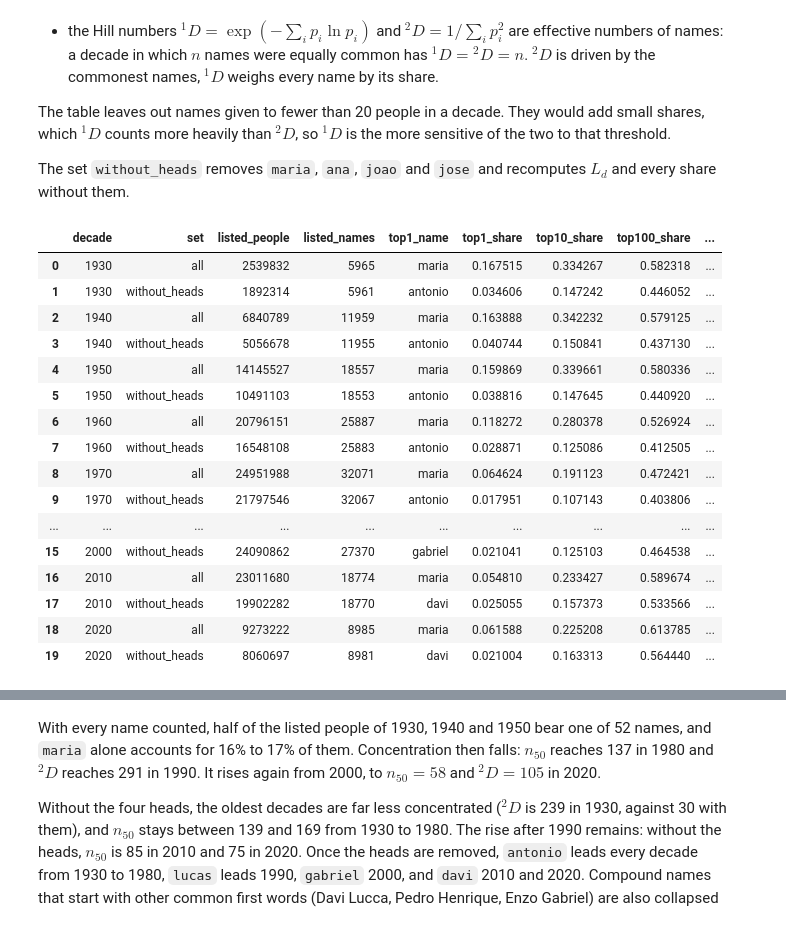
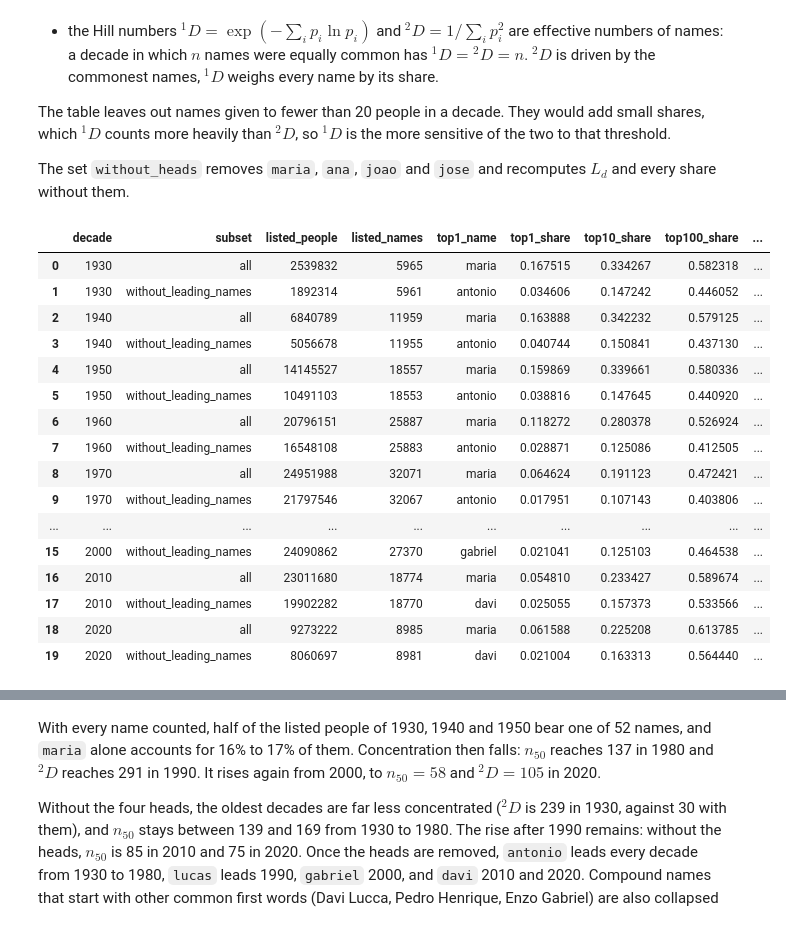
Before and after one commit to jhlopesalves/DataVerso, a Jupyter notebook: projects/002-nomes-brasil/dataverso_002.ipynb, the cells around one changed output, grey strips where cells are left out. Cells and saved outputs as stored; diff of their text form; code cells hidden in the pictures.

```diff
--- a/projects/002-nomes-brasil/dataverso_002.ipynb
+++ b/projects/002-nomes-brasil/dataverso_002.ipynb
@@ -62,7 +62,7 @@ FIGURES_DIR = Path("figures")
 REFERENCE_YEAR = 2022
 
 # Analysis choices: each value is a decision, not a property of the data
-HEAD_COUNT = 4  # the most common national names, studied apart as the "heads"
+LEADING_NAME_COUNT = 4  # the most common national names, studied apart
 TOP_K = (1, 10, 100)  # ranks whose cumulative share the concentration tables report
 GAP_CHECK_NAMES = 20  # common names followed from the national table into the decades
 SEX_CLASS_THRESHOLD = 0.95  # share of bearers that makes a name women's or men's
@@ -90,11 +90,11 @@ DISPLAY_FLOOR = 1e-3  # trajectories are drawn down to a thousandth of their pea
 # Spelling patterns, matched on IBGE's lower-case, unaccented form. Doubled letters
 # leave out rr and ss, which are native Portuguese spellings, and cc.
 SPELLING_PATTERNS = {
-    "kwy": r"[kwy]",
-    "th": r"th",
-    "double_consonant": r"([bdfglmnptz])\1",
-    "son_ending": r"son$",
-    "ton_ending": r"ton$",
+    "contains_kwy": r"[kwy]",
+    "contains_th": r"th",
+    "doubled_letters": r"([bdfglmnptz])\1",
+    "ends_with_son": r"son$",
+    "ends_with_ton": r"ton$",
 }
 
 # Figures: each drawn in Brazilian Portuguese and in English
@@ -225,7 +225,9 @@ census_age_sex: 303 rows
 # Facts the data determine, read from the tables rather than typed
 decades = np.sort(names_decade["decade"].unique())
 FIRST_DECADE, LAST_DECADE = decades[0], decades[-1]
-HEADS = names_total["name"].head(HEAD_COUNT).tolist()  # names_total is sorted by count
+LEADING_NAMES = (
+    names_total["name"].head(LEADING_NAME_COUNT).tolist()
+)  # names_total is sorted by count
 listed_people = names_decade.groupby("decade")["count"].sum()
 # %% [markdown]
 ## 3. Audit
@@ -439,57 +443,61 @@ def concentration(counts: pd.Series) -> dict[str, object]:
     """
     people = int(counts.sum())
     shares = counts / people
     cumulative_people = counts.cumsum()
     return {
         "listed_people": people,
         "listed_names": len(counts),
         "top1_name": counts.index[0],
         **{f"top{k}_share": float(counts.iloc[:k].sum() / people) for k in TOP_K},
         # Doubling the integer counts keeps the comparison exact.
         "n50": int((2 * cumulative_people < people).sum()) + 1,
         "hill_q1": float(np.exp(entropy(counts))),
         "hill_q2": float(1 / (shares**2).sum()),
     }
 
 
-keys = ["decade", "set"]
+keys = ["decade", "subset"]
 ranked_names = pd.concat(
     [
-        names_decade.assign(set="all"),
-        names_decade[~names_decade["name"].isin(HEADS)].assign(set="without_heads"),
+        names_decade.assign(subset="all"),
+        names_decade[~names_decade["name"].isin(LEADING_NAMES)].assign(
+            subset="without_leading_names"
+        ),
     ],
     ignore_index=True,
-).sort_values(["decade", "set", "count", "name"], ascending=[True, True, False, True])
+).sort_values(
+    ["decade", "subset", "count", "name"], ascending=[True, True, False, True]
+)
 
-diversity = pd.DataFrame(
+concentration_by_decade = pd.DataFrame(
     [
         {
             "decade": decade,
-            "set": subset,
+            "subset": subset,
             **concentration(group.set_index("name")["count"]),
         }
         for (decade, subset), group in ranked_names.groupby(keys, sort=True)
     ]
 ).astype({"decade": "int16", "top1_name": "string"})
-display(diversity)
+display(concentration_by_decade)
 # %% [output]
-|  | decade | set | listed_people | listed_names | top1_name | top1_share | top10_share | top100_share | ... |
+|  | decade | subset | listed_people | listed_names | top1_name | top1_share | top10_share | top100_share | ... |
 | 0 | 1930 | all | 2539832 | 5965 | maria | 0.167515 | 0.334267 | 0.582318 | ... |
-| 1 | 1930 | without_heads | 1892314 | 5961 | antonio | 0.034606 | 0.147242 | 0.446052 | ... |
+| 1 | 1930 | without_leading_names | 1892314 | 5961 | antonio | 0.034606 | 0.147242 | 0.446052 | ... |
 | 2 | 1940 | all | 6840789 | 11959 | maria | 0.163888 | 0.342232 | 0.579125 | ... |
-| 3 | 1940 | without_heads | 5056678 | 11955 | antonio | 0.040744 | 0.150841 | 0.437130 | ... |
+| 3 | 1940 | without_leading_names | 5056678 | 11955 | antonio | 0.040744 | 0.150841 | 0.437130 | ... |
 | 4 | 1950 | all | 14145527 | 18557 | maria | 0.159869 | 0.339661 | 0.580336 | ... |
-| 5 | 1950 | without_heads | 10491103 | 18553 | antonio | 0.038816 | 0.147645 | 0.440920 | ... |
+| 5 | 1950 | without_leading_names | 10491103 | 18553 | antonio | 0.038816 | 0.147645 | 0.440920 | ... |
 | 6 | 1960 | all | 20796151 | 25887 | maria | 0.118272 | 0.280378 | 0.526924 | ... |
-| 7 | 1960 | without_heads | 16548108 | 25883 | antonio | 0.028871 | 0.125086 | 0.412505 | ... |
+| 7 | 1960 | without_leading_names | 16548108 | 25883 | antonio | 0.028871 | 0.125086 | 0.412505 | ... |
 | 8 | 1970 | all | 24951988 | 32071 | maria | 0.064624 | 0.191123 | 0.472421 | ... |
-| 9 | 1970 | without_heads | 21797546 | 32067 | antonio | 0.017951 | 0.107143 | 0.403806 | ... |
+| 9 | 1970 | without_leading_names | 21797546 | 32067 | antonio | 0.017951 | 0.107143 | 0.403806 | ... |
 | ... | ... | ... | ... | ... | ... | ... | ... | ... | ... |
-| 15 | 2000 | without_heads | 24090862 | 27370 | gabriel | 0.021041 | 0.125103 | 0.464538 | ... |
+| 15 | 2000 | without_leading_names | 24090862 | 27370 | gabriel | 0.021041 | 0.125103 | 0.464538 | ... |
 | 16 | 2010 | all | 23011680 | 18774 | maria | 0.054810 | 0.233427 | 0.589674 | ... |
-| 17 | 2010 | without_heads | 19902282 | 18770 | davi | 0.025055 | 0.157373 | 0.533566 | ... |
+| 17 | 2010 | without_leading_names | 19902282 | 18770 | davi | 0.025055 | 0.157373 | 0.533566 | ... |
 | 18 | 2020 | all | 9273222 | 8985 | maria | 0.061588 | 0.225208 | 0.613785 | ... |
-| 19 | 2020 | without_heads | 8060697 | 8981 | davi | 0.021004 | 0.163313 | 0.564440 | ... |
+| 19 | 2020 | without_leading_names | 8060697 | 8981 | davi | 0.021004 | 0.163313 | 0.564440 | ... |
 # %%
 fig, axes = plt.subplots(1, 3, figsize=(13, 3.5), layout="constrained")
 for ax, measure in zip(axes, ["n50", "hill_q1", "hill_q2"], strict=True):
```
Also changed, not shown: parts of 19 cells of this notebook, 14 other files.
